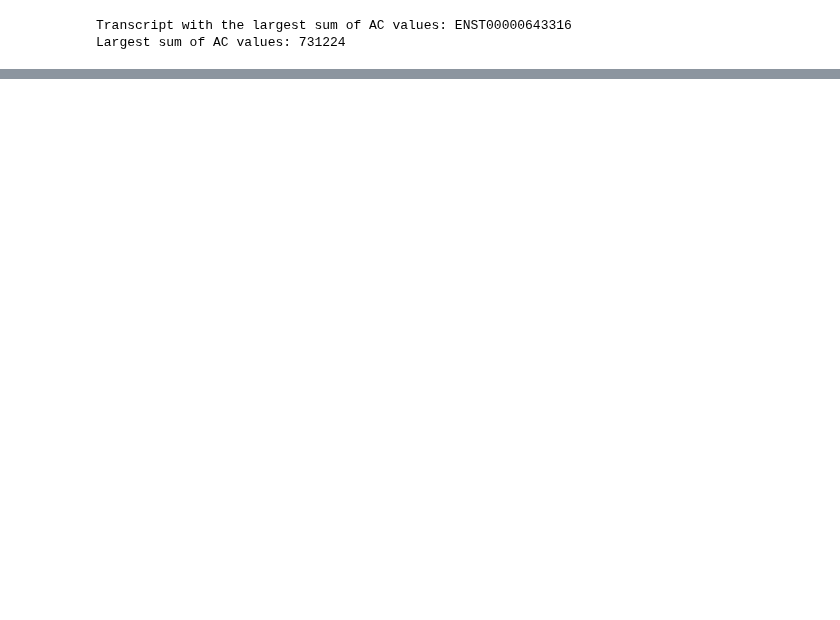
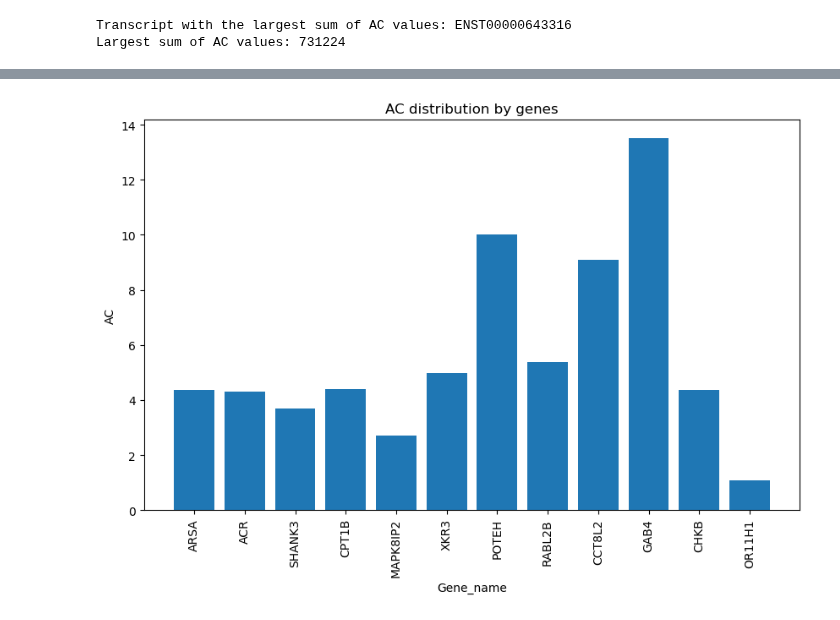
Before and after one commit to nastasia-iv/genvar, a Jupyter notebook: Grishchenko/Working_notebook.ipynb, the cells around one changed output, grey strips where cells are left out. Drawn from its saved outputs; the diff is of its cells as text; code cells hidden in the pictures; blank space fills up the shorter version.

```diff
--- a/Grishchenko/Working_notebook.ipynb
+++ b/Grishchenko/Working_notebook.ipynb
@@ -282,0 +432,35 @@ plt.show()
+# %%
+gene_id_per_transcript = filtered_protein_transcript_df.groupby('Feature')['Gene']
+
+gene_id = []
+
+for key, group in gene_id_per_transcript:
+    unique_values = group.unique()  # Extract the unique values
+    gene_id.extend(unique_values)
+# %%
+alt_per_transcript = filtered_protein_transcript_df.groupby('Feature')['ALT']
+
+alt_sum = []
+
+for key, group in alt_per_transcript:
+    unique_values = len(group.sum())
+    alt_sum.append(unique_values)
+# %%
+new_dataframe = pd.DataFrame({
+    'Transcript_ID': filtered_protein_transcript_df['Feature'].unique(),
+    'AC': sum_ac,
+    'AC_afr': sum_population_ac[0],
+    'AC_amr': sum_population_ac[1],
+    'AC_nfe': sum_population_ac[2],
+    'AC_asj': sum_population_ac[3],
+    'AC_sas': sum_population_ac[4],
+    'AC_eas': sum_population_ac[5],
+    'AC_mid': sum_population_ac[6],
+    'AC_fin': sum_population_ac[7],
+    'Gene_name': gene_names,
+    'Gene_id': gene_id,
+    'Variant': alt_sum
+})
+#new_dataframe['AC'] = np.log1p(new_dataframe['AC'])
+# Display the new DataFrame
+display(new_dataframe)
@@ -282,0 +481,10 @@ plt.show()
+# %%
+plt.figure(figsize=(10, 6))  # Set the size of the figure
+plt.bar(new_dataframe['Gene_name'], np.log1p(new_dataframe['AC']))  # Create a bar plot
+plt.xlabel('Gene_name')  # X-axis label
+plt.ylabel('AC')  # Y-axis label
+plt.title('AC distribution by genes')  # Set the title
+plt.xticks(rotation=90)  # Rotate x-axis labels for better visibility
+plt.show()
+# %% [output]
+[figure, added]
```
Also changed, not shown: parts of 24 cells of this notebook, 1 other file.
